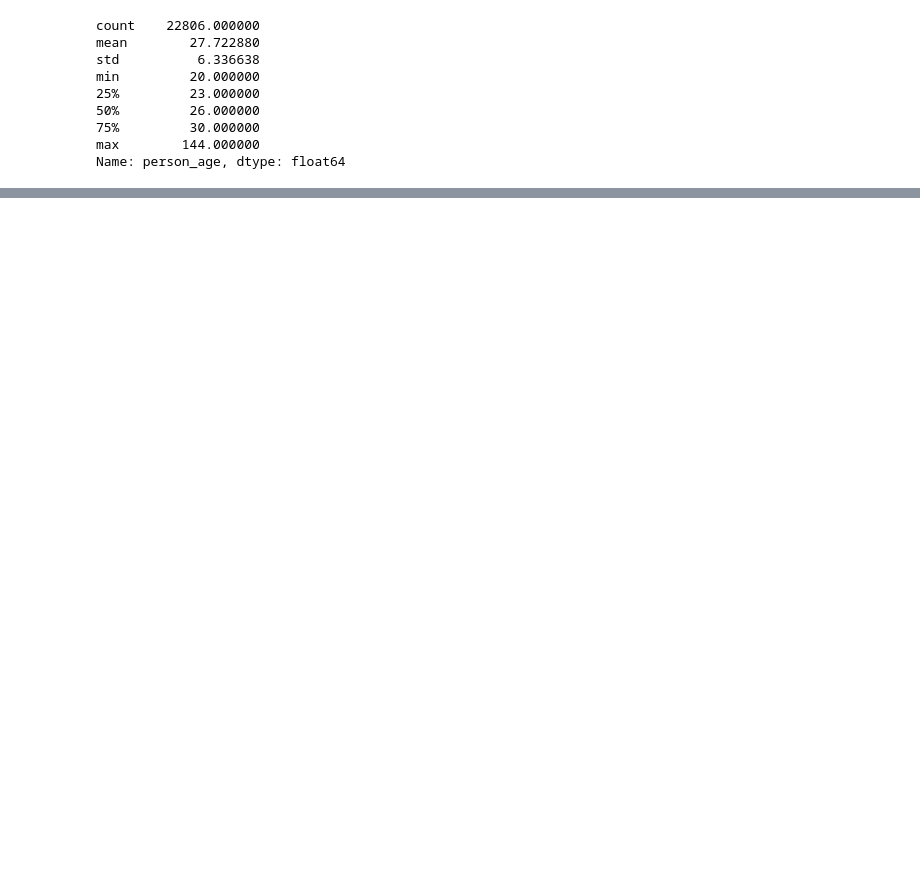
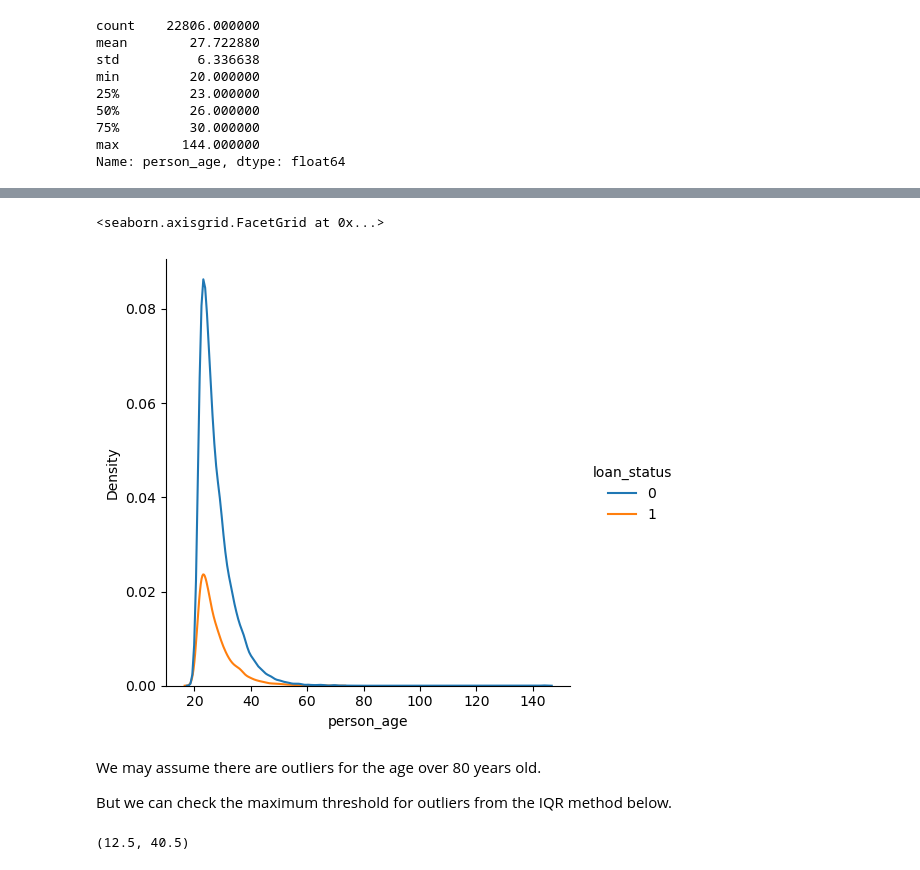
Before and after one commit to Tamirgading/End-to-End-Example-of-Scorecard-Creation, a Jupyter notebook: Untitled.ipynb, the cells around one changed output, grey strips where cells are left out. Cells and saved outputs as stored; diff of their text form; code cells hidden in the pictures; blank space fills up the shorter version.

```diff
--- a/Untitled.ipynb
+++ b/Untitled.ipynb
@@ -293,0 +307,28 @@ Name: person_age, dtype: float64
+# %%
+# Distribution plot of person_age by response loan_status
+sns.displot(data = data_train,
+            x = 'person_age',
+            hue = response_variable,
+            kind = 'kde')
+# %% [output]
+<seaborn.axisgrid.FacetGrid at 0x...>
+[figure, added]
+# %% [markdown]
+We may assume there are outliers for the age over 80 years old.
+
+But we can check the maximum threshold for outliers from the IQR method below.
+# %%
+# Calculate Q1 and Q3
+Q1_person_age = np.percentile(data_train['person_age'], 25)
+Q3_person_age = np.percentile(data_train['person_age'], 75)
+
+# Calculate IQR
+IQR_person_age = Q3_person_age - Q1_person_age
+
+# Calculate the thresholds
+min_person_age = Q1_person_age - 1.5*IQR_person_age
+max_person_age = Q3_person_age + 1.5*IQR_person_age
+
+min_person_age, max_person_age
+# %% [output]
+(12.5, 40.5)
```
Also changed, not shown: parts of 114 cells of this notebook.
